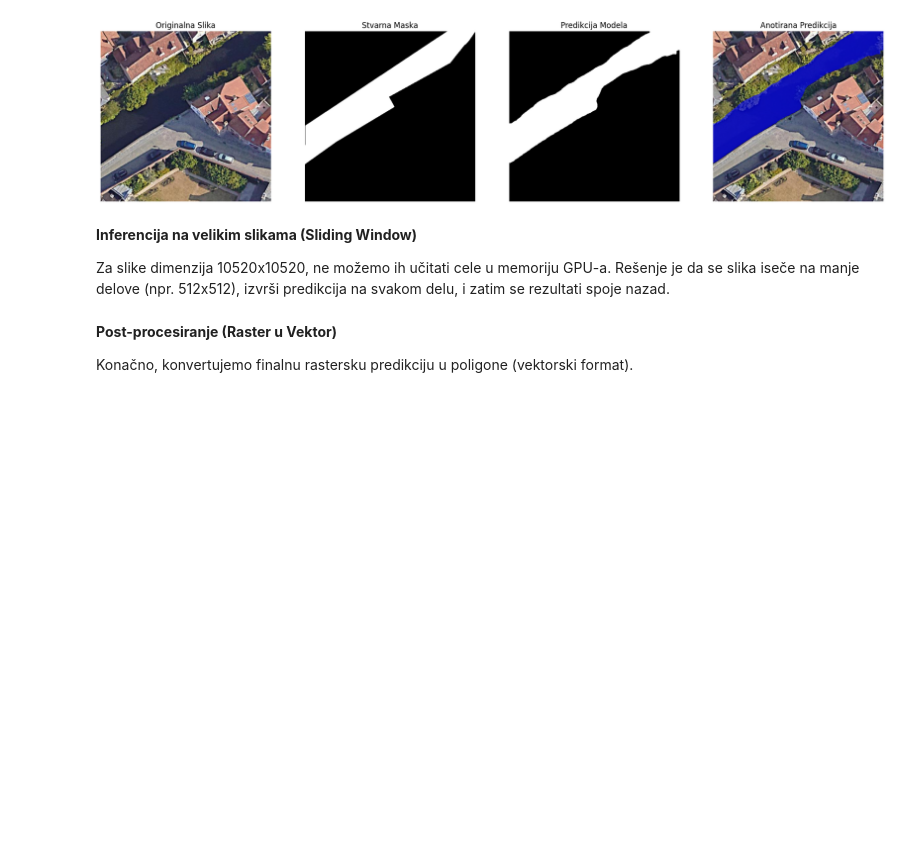
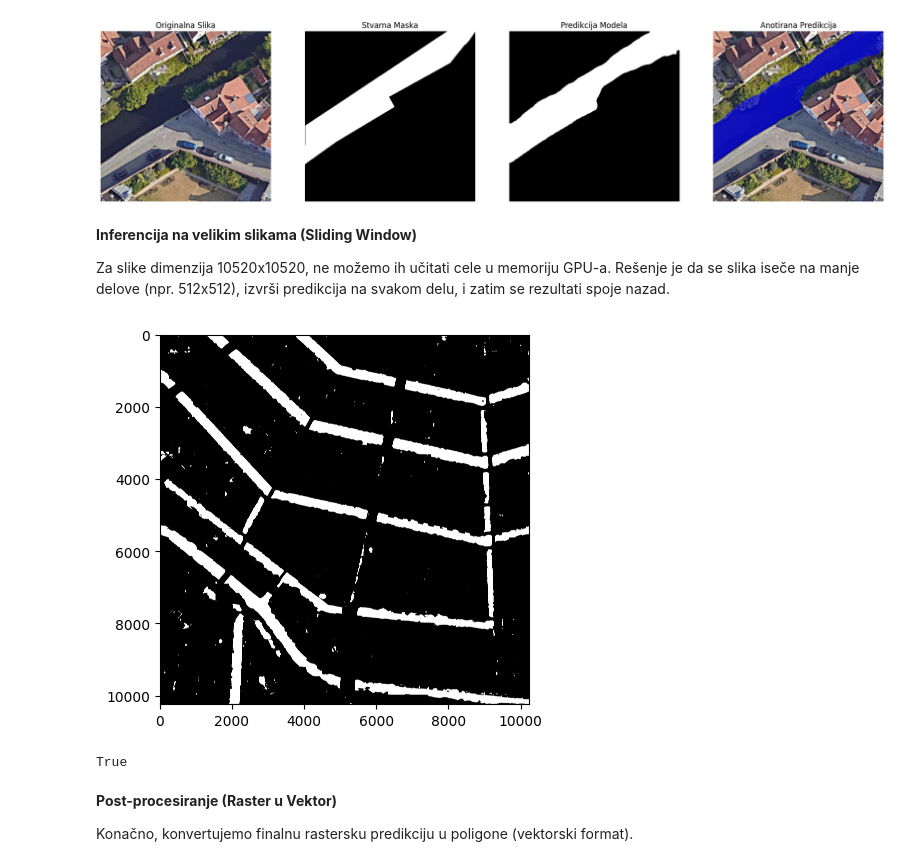
Before and after one commit to Konstantin036/WaterSurfaceNet, a Jupyter notebook: projekatOG.ipynb, the cells around one changed output. Drawn from its saved outputs; the diff is of its cells as text; code cells hidden in the pictures; blank space fills up the shorter version.

```diff
--- a/projekatOG.ipynb
+++ b/projekatOG.ipynb
@@ -457,42 +457,45 @@ def predict_large_image(model, large_image_path, patch_size=512, stride=256):
     ])
 
     for y in tqdm(range(0, h, stride)):
-        for x in range(0, w, stride)):
+        for x in range(0, w, stride):
             y_end = min(y + patch_size, h)
             x_end = min(x + patch_size, w)
             patch = large_image_rgb[y:y_end, x:x_end]
 
             # Preskoči ako je patch manji od minimalne veličine
             if patch.shape[0] < 64 or patch.shape[1] < 64:
                 continue
 
             # Pad-ovanje patch-a ako nije tačne veličine 512x512
             padded_patch = cv2.copyMakeBorder(
                 patch, 0, patch_size - patch.shape[0], 0, patch_size - patch.shape[1],
                 cv2.BORDER_CONSTANT, value=0
             )
 
             # Priprema za model
             input_tensor = transform(image=padded_patch)["image"].unsqueeze(0).to(DEVICE)
 
             with torch.no_grad():
                 output = model(input_tensor)['out']
                 pred_mask = torch.argmax(output, dim=1).squeeze(0).cpu().numpy().astype(np.uint8)
 
             # Isecanje originalne veličine patch-a iz predikcije
             pred_mask_cropped = pred_mask[:patch.shape[0], :patch.shape[1]]
 
             # Postavljanje predikcije na odgovarajuće mesto u finalnoj mapi
             prediction_map[y:y_end, x:x_end] = pred_mask_cropped
 
     return prediction_map
 
 # Primer upotrebe (potrebno je imati veliku sliku na putanji)
-# large_image_path = "/content/velika_slika.tif"
-# final_prediction = predict_large_image(model, large_image_path)
-# plt.imshow(final_prediction, cmap='gray')
-# plt.show()
-# cv2.imwrite("/content/velika_slika_predikcija.png", final_prediction * 255)
+large_image_path = "/content/drive/MyDrive/satellite (9)_1.png"
+final_prediction = predict_large_image(model, large_image_path)
+plt.imshow(final_prediction, cmap='gray')
+plt.show()
+cv2.imwrite("/content/drive/MyDrive/satellite (9)_1.png", final_prediction * 255)
+# %% [output]
+[figure, added]
+True
 # %% [markdown]
 **Post-procesiranje (Raster u Vektor)**
 
```
Also changed, not shown: parts of 1 cell of this notebook.
